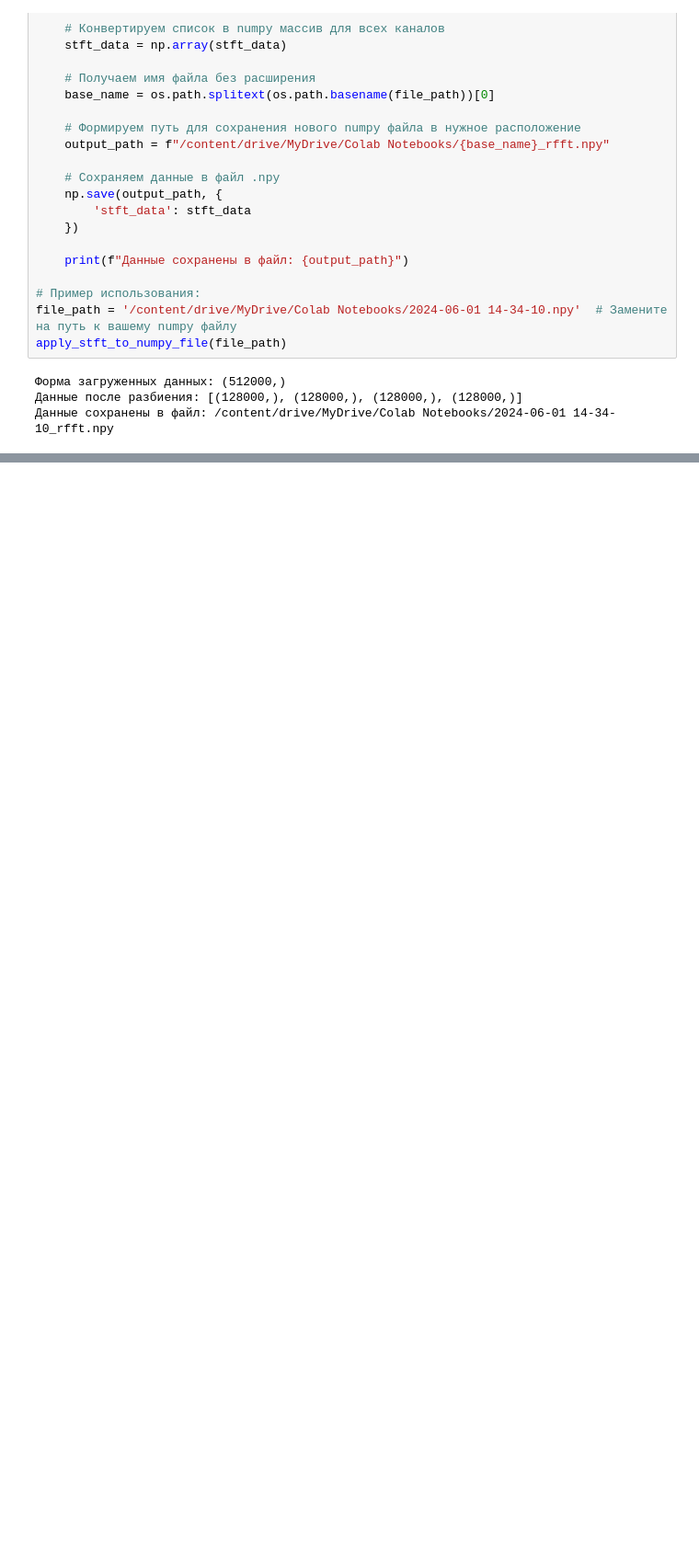
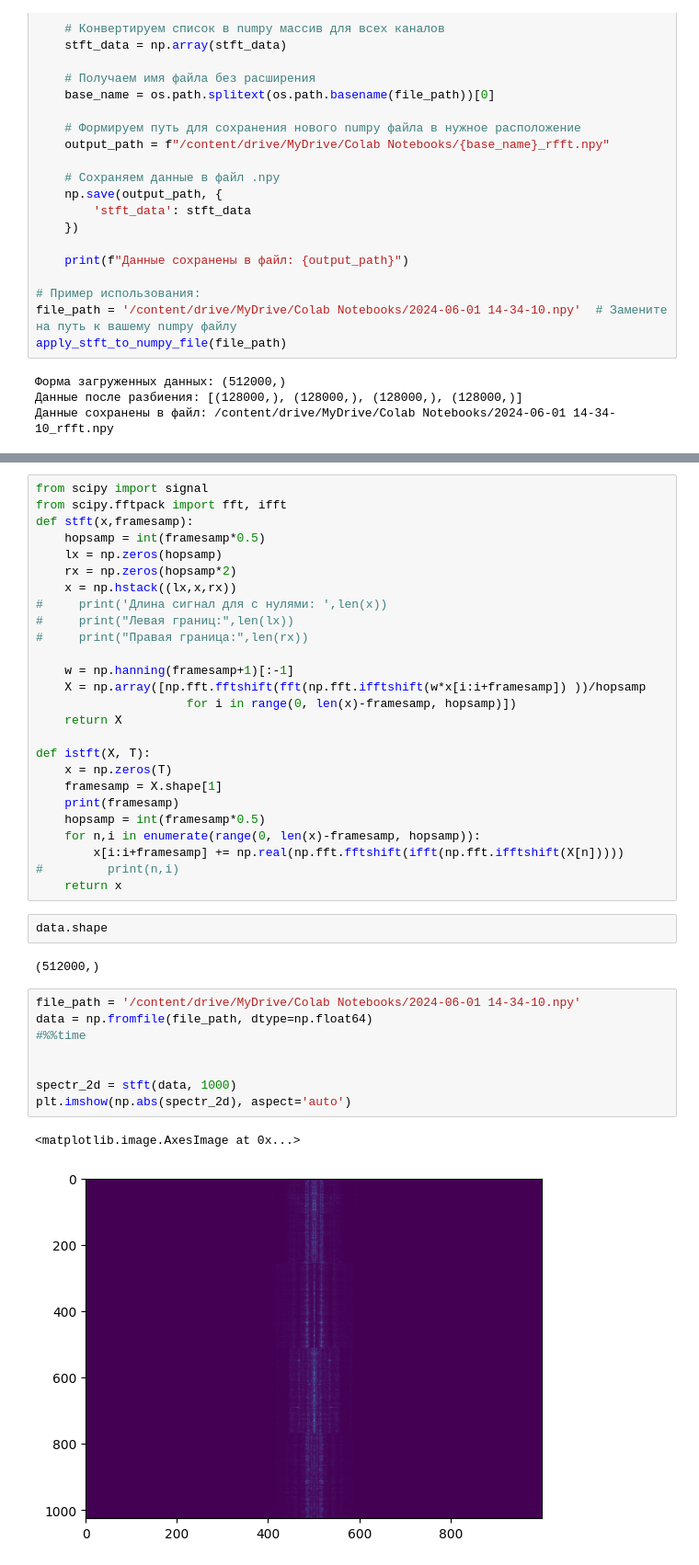
Before and after one commit to melnikovknst/COOKIE_2024, a Jupyter notebook: WindowFurie.ipynb, the cells around one changed output, grey strips where cells are left out. Shown: that part at 92% size. Drawn from its saved outputs; the diff is of its cells as text; blank space fills up the shorter version.

```diff
--- a/WindowFurie.ipynb
+++ b/WindowFurie.ipynb
@@ -260,0 +263,41 @@ plot_spectrograms(file_path)
+# %%
+from scipy import signal
+from scipy.fftpack import fft, ifft
+def stft(x,framesamp):
+    hopsamp = int(framesamp*0.5)
+    lx = np.zeros(hopsamp)
+    rx = np.zeros(hopsamp*2)
+    x = np.hstack((lx,x,rx))
+#     print('Длина сигнал для с нулями: ',len(x))
+#     print("Левая границ:",len(lx))
+#     print("Правая граница:",len(rx))
+
+    w = np.hanning(framesamp+1)[:-1]
+    X = np.array([np.fft.fftshift(fft(np.fft.ifftshift(w*x[i:i+framesamp]) ))/hopsamp
+                     for i in range(0, len(x)-framesamp, hopsamp)])
+    return X
+
+def istft(X, T):
+    x = np.zeros(T)
+    framesamp = X.shape[1]
+    print(framesamp)
+    hopsamp = int(framesamp*0.5)
+    for n,i in enumerate(range(0, len(x)-framesamp, hopsamp)):
+        x[i:i+framesamp] += np.real(np.fft.fftshift(ifft(np.fft.ifftshift(X[n]))))
+#         print(n,i)
+    return x
+# %%
+data.shape
+# %% [output]
+(512000,)
+# %%
+file_path = '/content/drive/MyDrive/Colab Notebooks/2024-06-01 14-34-10.npy'
+data = np.fromfile(file_path, dtype=np.float64)
+#%%time
+
+
+spectr_2d = stft(data, 1000)
+plt.imshow(np.abs(spectr_2d), aspect='auto')
+# %% [output]
+<matplotlib.image.AxesImage at 0x...>
+[figure, added]
```
Also changed, not shown: parts of 3 cells of this notebook.
